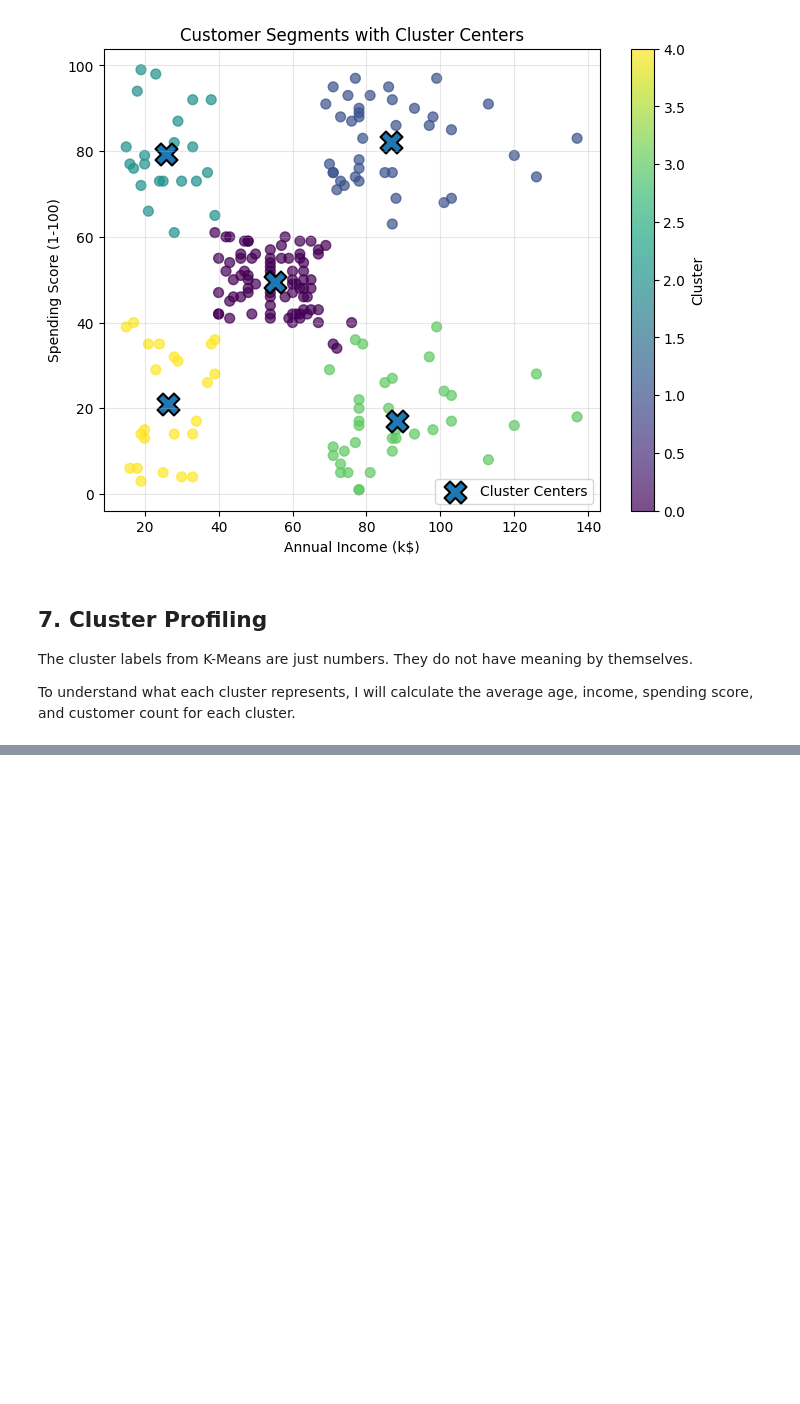
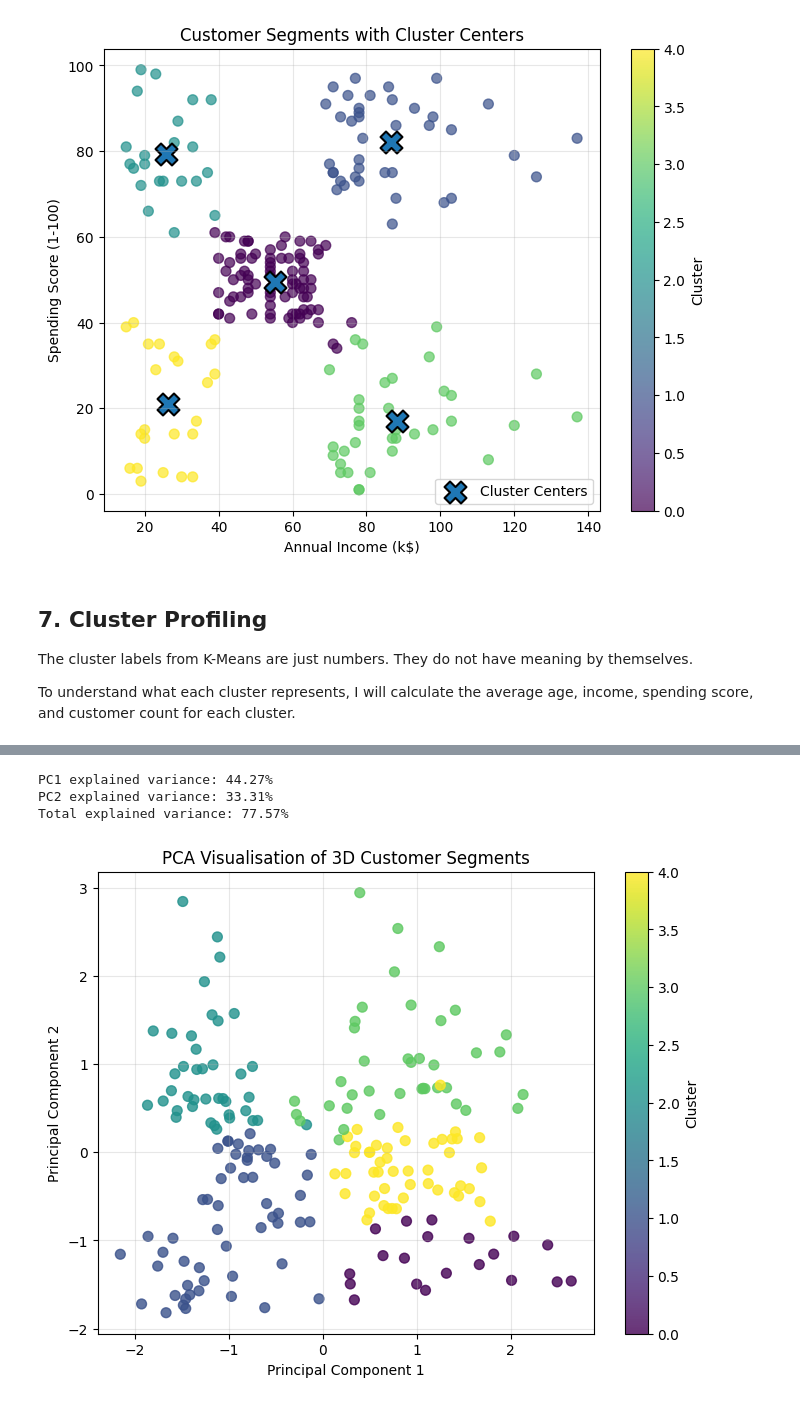
Before and after one commit to nguy3ntt/machine-learning-lab, a Jupyter notebook: unsupervised_learning/mall_customer_segmentation.ipynb, the cells around one changed output, grey strips where cells are left out. Saved outputs shown, nothing was run; the diff lists cells and outputs as text; code cells hidden in the pictures; blank space fills up the shorter version.

Commit message:
finalize ulg notebook

```diff
--- a/unsupervised_learning/mall_customer_segmentation.ipynb
+++ b/unsupervised_learning/mall_customer_segmentation.ipynb
@@ -404,0 +583,15 @@ To understand what each cluster represents, I will calculate the average age, in
+# %%
+final_k_3d = 5
+
+kmeans_3d = KMeans(
+    n_clusters=final_k_3d,
+    random_state=42,
+    n_init=10
+)
+
+cluster_labels_3d = kmeans_3d.fit_predict(X_3d_scaled)
+
+df_clustered_3d = df.copy()
+df_clustered_3d["Cluster_3D"] = cluster_labels_3d
+
+df_clustered_3d.head()
@@ -404,0 +636,13 @@ To understand what each cluster represents, I will calculate the average age, in
+# %%
+pca = PCA(n_components=2)
+
+X_3d_pca = pca.fit_transform(X_3d_scaled)
+
+pca_df = pd.DataFrame(
+    X_3d_pca,
+    columns=["PC1", "PC2"]
+)
+
+pca_df["Cluster_3D"] = cluster_labels_3d
+
+pca_df.head()
@@ -404,0 +656,29 @@ To understand what each cluster represents, I will calculate the average age, in
+# %%
+explained_variance = pca.explained_variance_ratio_
+
+print(f"PC1 explained variance: {explained_variance[0]:.2%}")
+print(f"PC2 explained variance: {explained_variance[1]:.2%}")
+print(f"Total explained variance: {explained_variance.sum():.2%}")
+# %% [output]
+PC1 explained variance: 44.27%
+PC2 explained variance: 33.31%
+Total explained variance: 77.57%
+# %%
+plt.figure(figsize=(8, 6))
+
+scatter = plt.scatter(
+    pca_df["PC1"],
+    pca_df["PC2"],
+    c=pca_df["Cluster_3D"],
+    s=50,
+    alpha=0.8
+)
+
+plt.title("PCA Visualisation of 3D Customer Segments")
+plt.xlabel("Principal Component 1")
+plt.ylabel("Principal Component 2")
+plt.colorbar(scatter, label="Cluster")
+plt.grid(alpha=0.3)
+plt.show()
+# %% [output]
+[figure, added]
```
Also changed, not shown: parts of 16 cells of this notebook.
